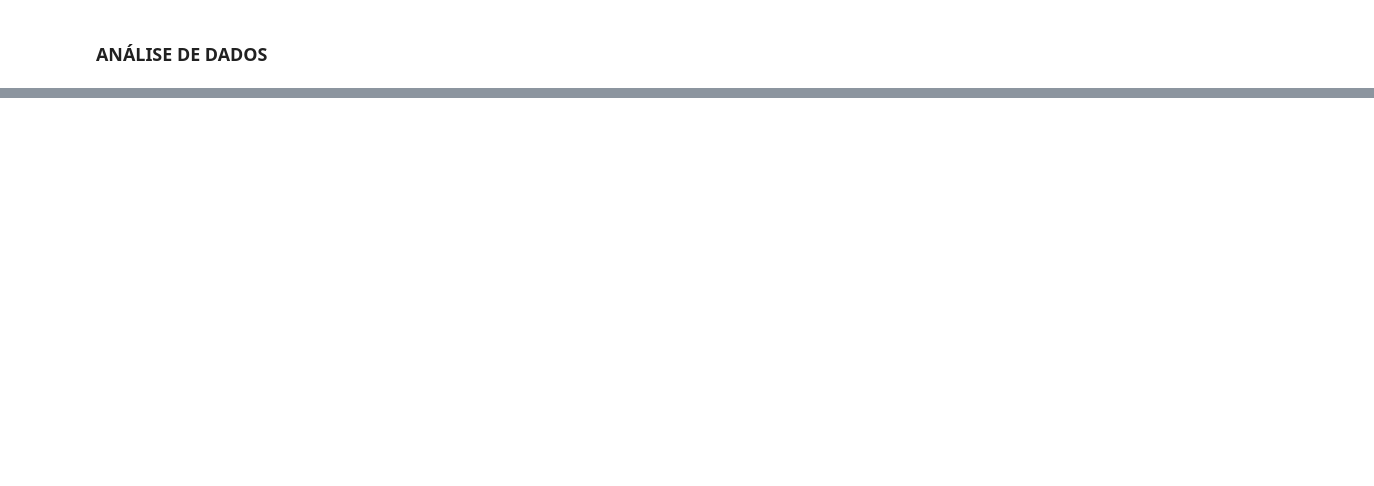
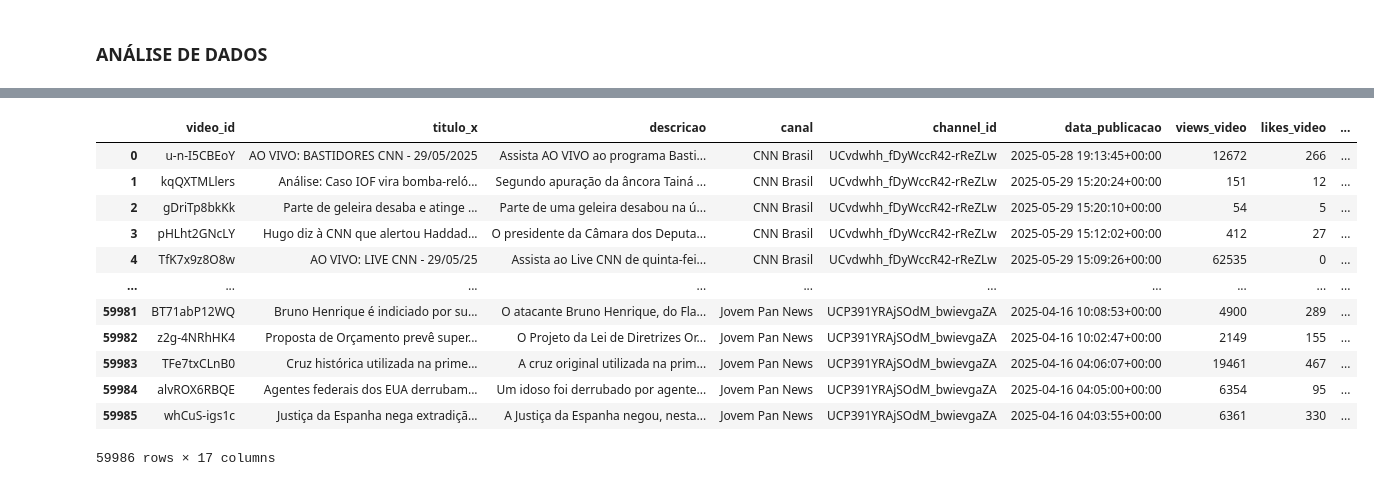
Before and after one commit to anamachadoc/mars_UFSJ, a Jupyter notebook: atividade2/teste.ipynb, the cells around one changed output, grey strips where cells are left out. Cells and saved outputs as stored; diff of their text form; code cells hidden in the pictures; blank space fills up the shorter version.

```diff
--- a/atividade2/teste.ipynb
+++ b/atividade2/teste.ipynb
@@ -64,0 +289,13 @@ DA.get_channels_data()
+# %%
+from tqdm import tqdm
+
+cont = {}
+for i in tqdm(range(len(df))):
+    for el in df['tags'][i]:
+        if el in cont.keys():
+            cont[el] += 1
+        else:
+            cont[el] = 0
+# %%
+stopwords = open('input/stopwords.txt', 'r', encoding='utf-8').read().splitlines()
+print(stopwords)
@@ -64,0 +304,25 @@ DA.get_channels_data()
+# %%
+import unicodedata
+import string
+import re
+
+def preprocessar_texto(texto, stopwords):
+    texto = re.sub(r'#.*', '', texto)
+    texto = texto.lower()
+    palavras = [p for p in texto.split() if p not in stopwords]
+    novas_palavras = [p for p in palavras if len(p) >= 4]
+    texto = ' '.join(novas_palavras)
+    texto = unicodedata.normalize('NFKD', texto).encode('ASCII', 'ignore').decode('utf-8')
+    texto = texto.translate(str.maketrans('', '', string.punctuation))
+    palavras = [p for p in texto.split() if p not in stopwords]
+    texto_limpo = ' '.join(palavras)
+    texto_limpo = re.sub(r'\s{2,}', ' ', texto_limpo)
+    return texto_limpo
+# %%
+for i in tqdm(range(len(df))):
+    novas_tags = []
+    for tag in df['tags'][i]:
+        n = preprocessar_texto(tag, stopwords)
+        if len(n) > 1:
+            novas_tags.append(n)
+    df.at[i, 'tags'] = novas_tags
@@ -64,0 +360,16 @@ DA.get_channels_data()
+# %%
+df
+# %% [output]
+|  | video_id | titulo_x | descricao | canal | channel_id | data_publicacao | views_video | likes_video | ... |
+| 0 | u-n-I5CBEoY | AO VIVO: BASTIDORES CNN - 29/05/2025 | Assista AO VIVO ao programa Basti... | CNN Brasil | UCvdwhh_fDyWccR42-rReZLw | 2025-05-28 19:13:45+00:00 | 12672 | 266 | ... |
+| 1 | kqQXTMLlers | Análise: Caso IOF vira bomba-reló... | Segundo apuração da âncora Tainá ... | CNN Brasil | UCvdwhh_fDyWccR42-rReZLw | 2025-05-29 15:20:24+00:00 | 151 | 12 | ... |
+| 2 | gDriTp8bkKk | Parte de geleira desaba e atinge ... | Parte de uma geleira desabou na ú... | CNN Brasil | UCvdwhh_fDyWccR42-rReZLw | 2025-05-29 15:20:10+00:00 | 54 | 5 | ... |
+| 3 | pHLht2GNcLY | Hugo diz à CNN que alertou Haddad... | O presidente da Câmara dos Deputa... | CNN Brasil | UCvdwhh_fDyWccR42-rReZLw | 2025-05-29 15:12:02+00:00 | 412 | 27 | ... |
+| 4 | TfK7x9z8O8w | AO VIVO: LIVE CNN - 29/05/25 | Assista ao Live CNN de quinta-fei... | CNN Brasil | UCvdwhh_fDyWccR42-rReZLw | 2025-05-29 15:09:26+00:00 | 62535 | 0 | ... |
+| ... | ... | ... | ... | ... | ... | ... | ... | ... | ... |
+| 59981 | BT71abP12WQ | Bruno Henrique é indiciado por su... | O atacante Bruno Henrique, do Fla... | Jovem Pan News | UCP391YRAjSOdM_bwievgaZA | 2025-04-16 10:08:53+00:00 | 4900 | 289 | ... |
+| 59982 | z2g-4NRhHK4 | Proposta de Orçamento prevê super... | O Projeto da Lei de Diretrizes Or... | Jovem Pan News | UCP391YRAjSOdM_bwievgaZA | 2025-04-16 10:02:47+00:00 | 2149 | 155 | ... |
+| 59983 | TFe7txCLnB0 | Cruz histórica utilizada na prime... | A cruz original utilizada na prim... | Jovem Pan News | UCP391YRAjSOdM_bwievgaZA | 2025-04-16 04:06:07+00:00 | 19461 | 467 | ... |
+| 59984 | alvROX6RBQE | Agentes federais dos EUA derrubam... | Um idoso foi derrubado por agente... | Jovem Pan News | UCP391YRAjSOdM_bwievgaZA | 2025-04-16 04:05:00+00:00 | 6354 | 95 | ... |
+| 59985 | whCuS-igs1c | Justiça da Espanha nega extradiçã... | A Justiça da Espanha negou, nesta... | Jovem Pan News | UCP391YRAjSOdM_bwievgaZA | 2025-04-16 04:03:55+00:00 | 6361 | 330 | ... |
+59986 rows × 17 columns
```
Also changed, not shown: parts of 42 cells of this notebook, 27 other files.
